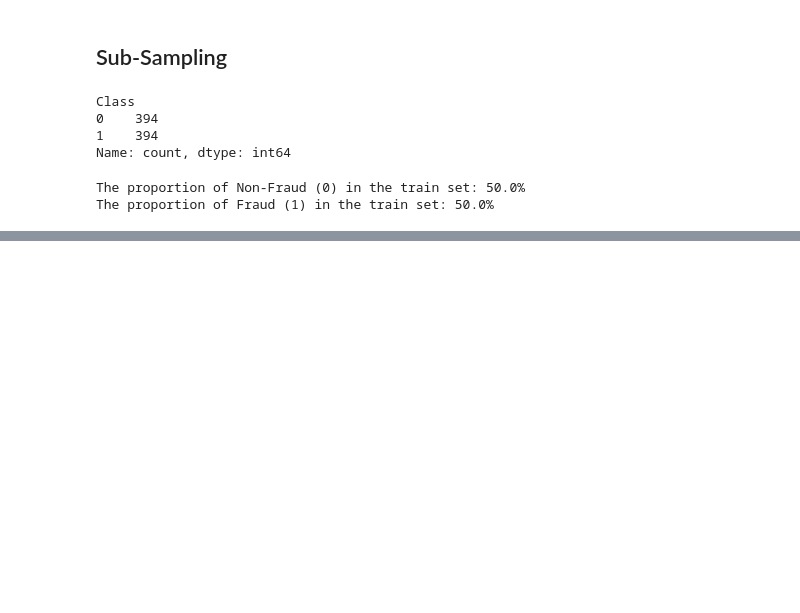
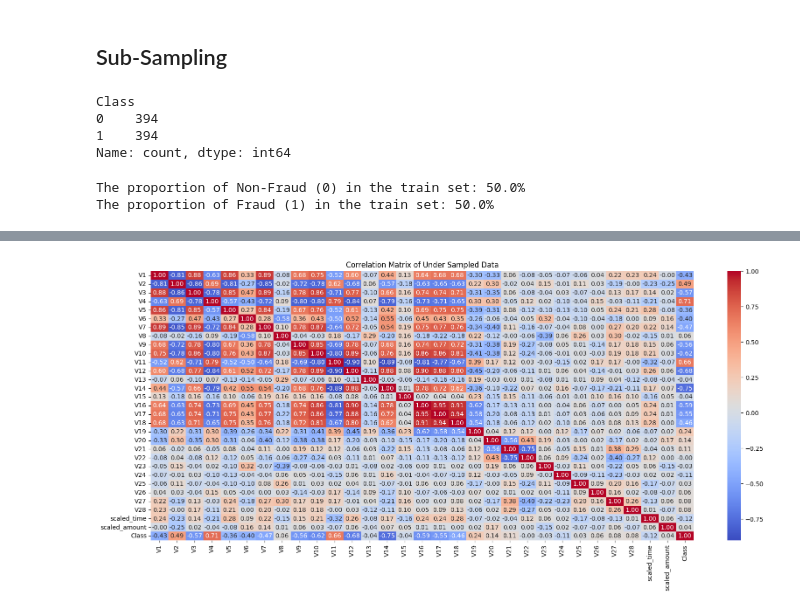
Before and after one commit to joocahyadi/Credit_Card_Fraud_Detection, a Jupyter notebook: notebook/Credit Card Fraud Detection Notebook.ipynb, the cells around one changed output, grey strips where cells are left out. Saved outputs shown, nothing was run; the diff lists cells and outputs as text; code cells hidden in the pictures; blank space fills up the shorter version.

Commit message:
Continued notebook analysis. Finished correlation for under-sampled data.

```diff
--- a/notebook/Credit Card Fraud Detection Notebook.ipynb
+++ b/notebook/Credit Card Fraud Detection Notebook.ipynb
@@ -478,3 +478,7 @@ print(f'The proportion of Fraud (1) in the train set: {round(y_train_under.value
 # %% [output]
 The proportion of Non-Fraud (0) in the train set: 50.0%
 The proportion of Fraud (1) in the train set: 50.0%
+# %%
+# Create the random under sampling dataframe
+df_under_sampled = pd.DataFrame(data=X_train_under, columns=X_train_under.columns)
+df_under_sampled['Class'] = y_train_under
@@ -480,0 +502,11 @@ The proportion of Fraud (1) in the train set: 50.0%
+# %%
+# Calculate the correlations
+under_sampled_correlation_matrix = df_under_sampled.corr()
+
+# Visualize the correlation
+plt.figure(figsize=(20,8))
+sns.heatmap(data=under_sampled_correlation_matrix, cmap='coolwarm', fmt='.2f', annot=True)
+plt.title('Correlation Matrix of Under Sampled Data')
+plt.show()
+# %% [output]
+[figure, added]
```
Also changed, not shown: parts of 3 cells of this notebook.
